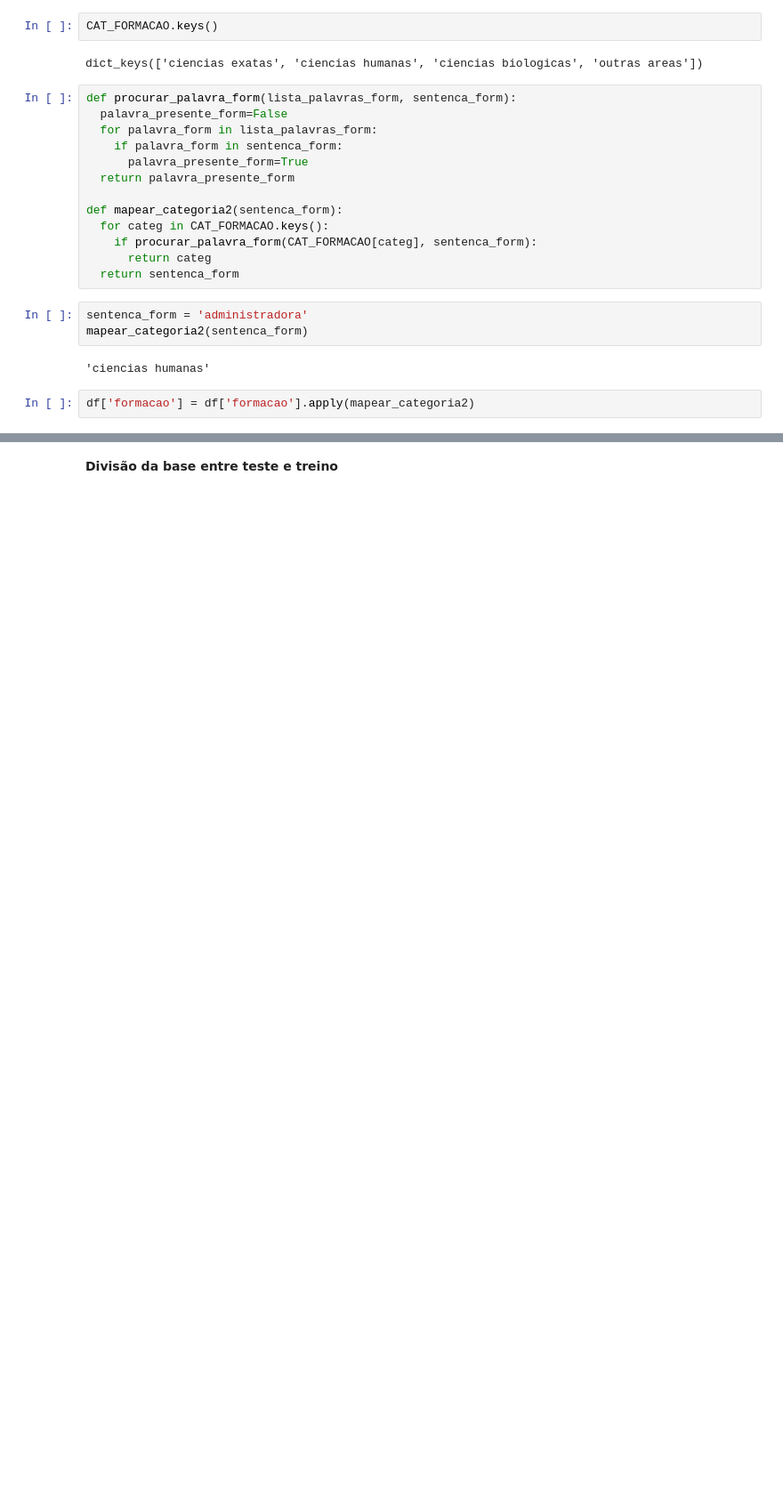
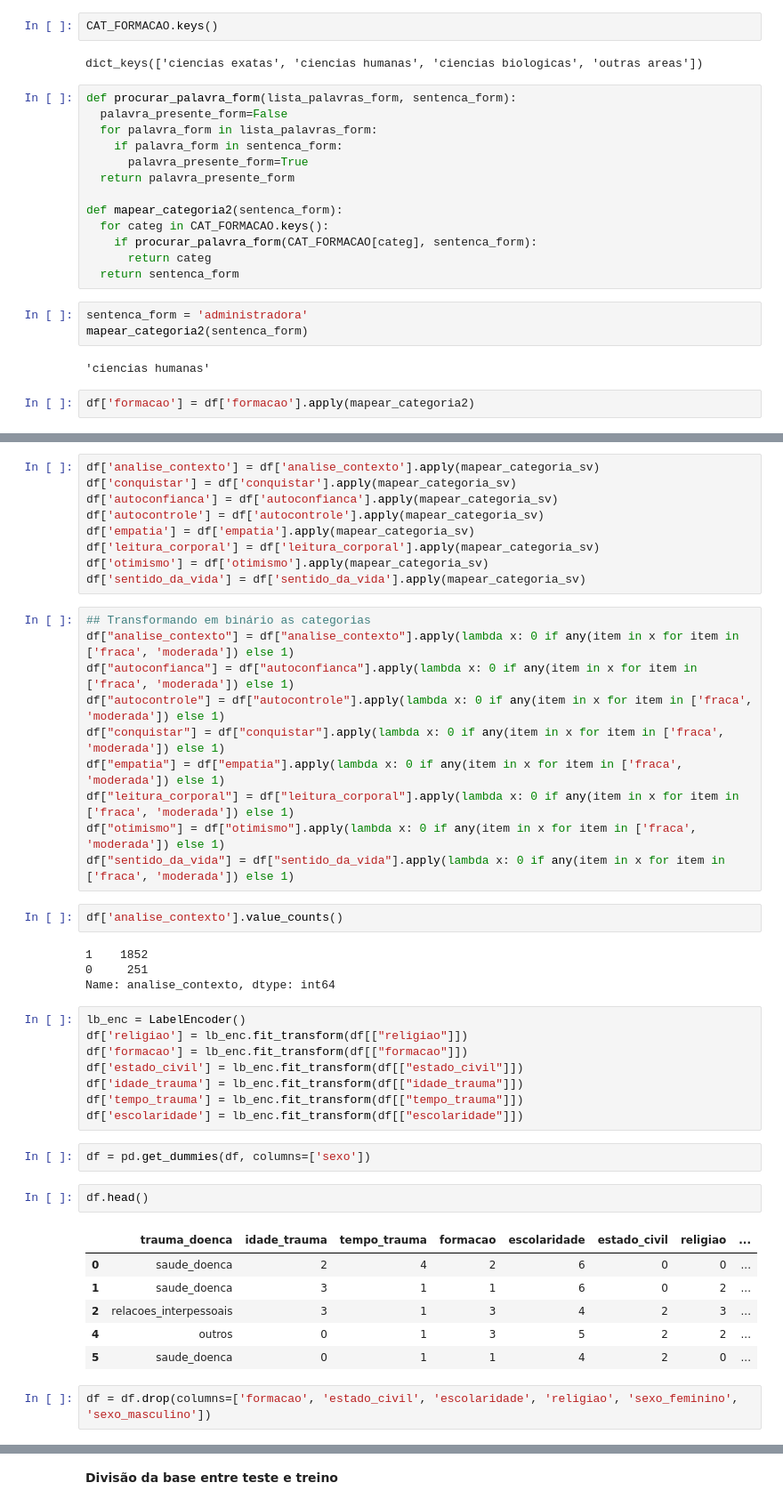
Before and after one commit to paulaassisb/projeto-final-ds-awari, a Jupyter notebook: Projeto_Awari_Paula_Assis_(v2).ipynb, the cells around one changed output, grey strips where cells are left out. Shown: that part at 89% size. Drawn from its saved outputs; the diff is of its cells as text; blank space fills up the shorter version.

```diff
--- a/Projeto_Awari_Paula_Assis_(v2).ipynb
+++ b/Projeto_Awari_Paula_Assis_(v2).ipynb
@@ -256,0 +249,46 @@ df['sentido_da_vida'] = df['sentido_da_vida'].apply(mapear_categoria_sv)
+# %%
+df['analise_contexto'] = df['analise_contexto'].apply(mapear_categoria_sv)
+df['conquistar'] = df['conquistar'].apply(mapear_categoria_sv)
+df['autoconfianca'] = df['autoconfianca'].apply(mapear_categoria_sv)
+df['autocontrole'] = df['autocontrole'].apply(mapear_categoria_sv)
+df['empatia'] = df['empatia'].apply(mapear_categoria_sv)
+df['leitura_corporal'] = df['leitura_corporal'].apply(mapear_categoria_sv)
+df['otimismo'] = df['otimismo'].apply(mapear_categoria_sv)
+df['sentido_da_vida'] = df['sentido_da_vida'].apply(mapear_categoria_sv)
+# %%
+## Transformando em binário as categorias
+df["analise_contexto"] = df["analise_contexto"].apply(lambda x: 0 if any(item in x for item in ['fraca', 'moderada']) else 1)
+df["autoconfianca"] = df["autoconfianca"].apply(lambda x: 0 if any(item in x for item in ['fraca', 'moderada']) else 1)
+df["autocontrole"] = df["autocontrole"].apply(lambda x: 0 if any(item in x for item in ['fraca', 'moderada']) else 1)
+df["conquistar"] = df["conquistar"].apply(lambda x: 0 if any(item in x for item in ['fraca', 'moderada']) else 1)
+df["empatia"] = df["empatia"].apply(lambda x: 0 if any(item in x for item in ['fraca', 'moderada']) else 1)
+df["leitura_corporal"] = df["leitura_corporal"].apply(lambda x: 0 if any(item in x for item in ['fraca', 'moderada']) else 1)
+df["otimismo"] = df["otimismo"].apply(lambda x: 0 if any(item in x for item in ['fraca', 'moderada']) else 1)
+df["sentido_da_vida"] = df["sentido_da_vida"].apply(lambda x: 0 if any(item in x for item in ['fraca', 'moderada']) else 1)
+# %%
+df['analise_contexto'].value_counts()
+# %% [output]
+1    1852
+0     251
+Name: analise_contexto, dtype: int64
+# %%
+lb_enc = LabelEncoder()
+df['religiao'] = lb_enc.fit_transform(df[["religiao"]])
+df['formacao'] = lb_enc.fit_transform(df[["formacao"]])
+df['estado_civil'] = lb_enc.fit_transform(df[["estado_civil"]])
+df['idade_trauma'] = lb_enc.fit_transform(df[["idade_trauma"]])
+df['tempo_trauma'] = lb_enc.fit_transform(df[["tempo_trauma"]])
+df['escolaridade'] = lb_enc.fit_transform(df[["escolaridade"]])
+# %%
+df = pd.get_dummies(df, columns=['sexo'])
+# %%
+df.head()
+# %% [output]
+|  | trauma_doenca | idade_trauma | tempo_trauma | formacao | escolaridade | estado_civil | religiao | ... |
+| 0 | saude_doenca | 2 | 4 | 2 | 6 | 0 | 0 | ... |
+| 1 | saude_doenca | 3 | 1 | 1 | 6 | 0 | 2 | ... |
+| 2 | relacoes_interpessoais | 3 | 1 | 3 | 4 | 2 | 3 | ... |
+| 4 | outros | 0 | 1 | 3 | 5 | 2 | 2 | ... |
+| 5 | saude_doenca | 0 | 1 | 1 | 4 | 2 | 0 | ... |
+# %%
+df = df.drop(columns=['formacao', 'estado_civil', 'escolaridade', 'religiao', 'sexo_feminino', 'sexo_masculino'])
```
Also changed, not shown: parts of 34 cells of this notebook.
